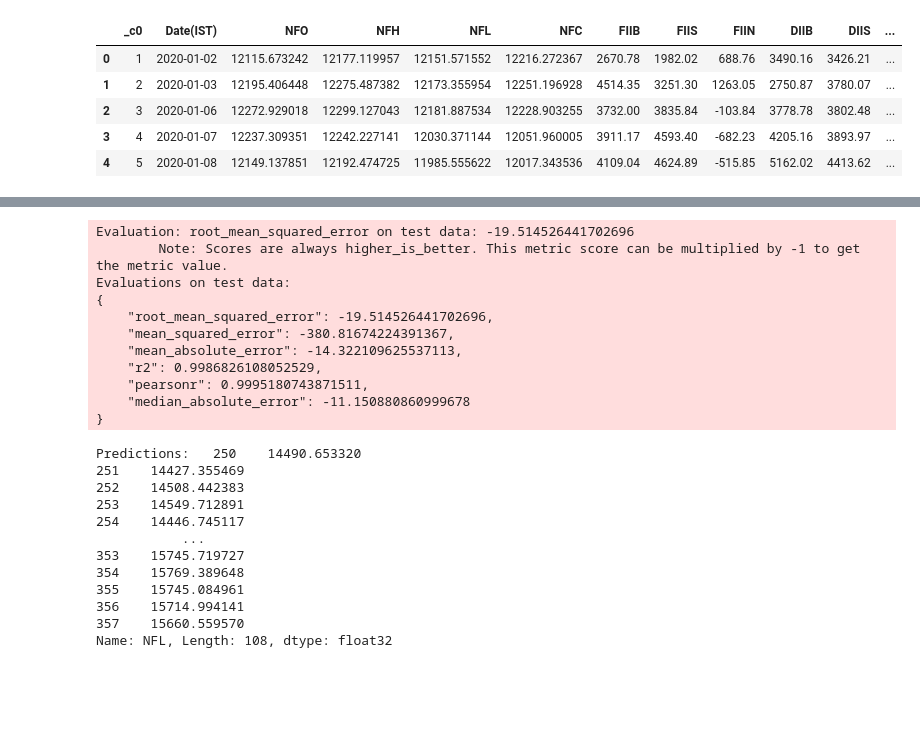
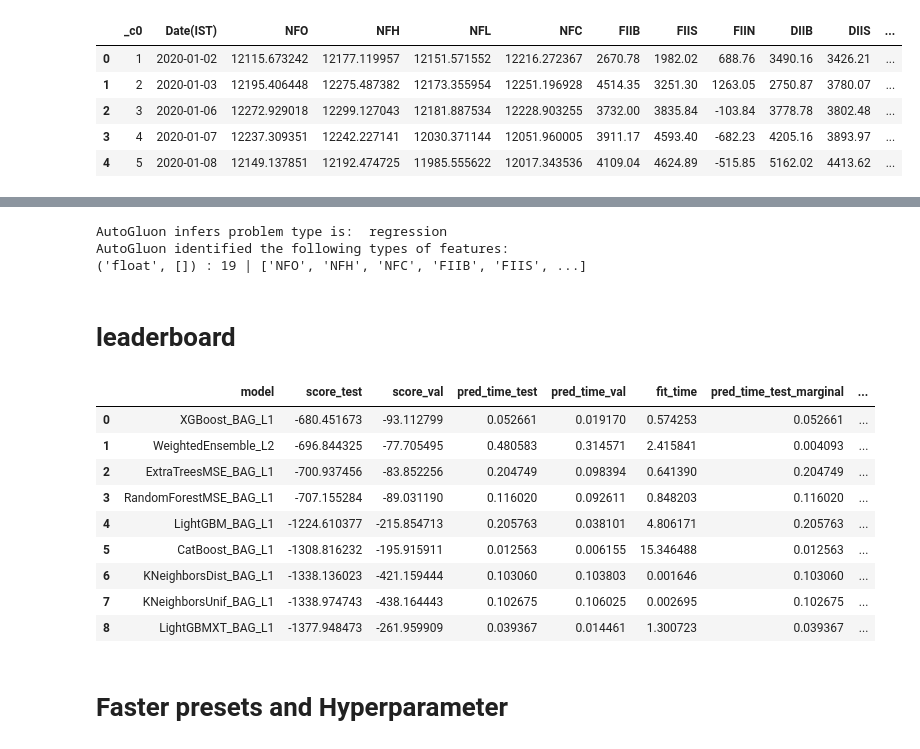
Before and after one commit to neethu-vm/ML-project, a Jupyter notebook: NFLData.ipynb, the cells around one changed output, grey strips where cells are left out. Drawn from its saved outputs; the diff is of its cells as text; code cells hidden in the pictures; blank space fills up the shorter version.

```diff
--- a/NFLData.ipynb
+++ b/NFLData.ipynb
@@ -125,5 +121,5 @@ print(test_data.head())
 # %%
-label_column = 'NFH'
+label_column = 'NFL'
 # %%
 train_data[label_column].describe()
 # %% [output]
@@ -141,4 +137,4 @@ Fitting the model for predictions on First dependent variable NFH
 # %%
 metric = 'rmse'
-predictor = TabularPredictor(label=label_column, eval_metric=metric).fit(train_data, presets=['best_quality'], time_limit=30)
+predictor = task(label=label_column, eval_metric=metric).fit(train_data, presets=['best_quality'], time_limit=30)
 # %% [output]
@@ -182,3 +184,0 @@ TabularPredictor saved. To load, use: predictor = TabularPredictor.load("Autoglu
-# %%
-metric = 'rmse'
-predictor = TabularPredictor(label=label_column, eval_metric=metric).fit(test_data, presets=['best_quality'], time_limit=30)
@@ -315,3 +227,0 @@ Name: NFL, dtype: float64
-# %%
-metric = 'rmse'
-predictor = TabularPredictor(label=label_column1, eval_metric=metric).fit(test_data, presets=['best_quality'], time_limit=30)
@@ -400,28 +228,25 @@ print(test_data_nolab.head())
-# %%
-y_pred = predictor.predict(test_data_nolab)
-print("Predictions:  ", y_pred)
-perf = predictor.evaluate_predictions(y_true=y_test, y_pred=y_pred, auxiliary_metrics=True)
-# %% [output]
-Evaluation: root_mean_squared_error on test data: -19.514526441702696
-        Note: Scores are always higher_is_better. This metric score can be multiplied by -1 to get the metric value.
-Evaluations on test data:
-{
-    "root_mean_squared_error": -19.514526441702696,
-    "mean_squared_error": -380.81674224391367,
-    "mean_absolute_error": -14.322109625537113,
-    "r2": 0.9986826108052529,
-    "pearsonr": 0.9995180743871511,
-    "median_absolute_error": -11.150880860999678
-}
-Predictions:   250    14490.653320
-251    14427.355469
-252    14508.442383
-253    14549.712891
-254    14446.745117
-           ...
-353    15745.719727
-354    15769.389648
-355    15745.084961
-356    15714.994141
-357    15660.559570
-Name: NFL, Length: 108, dtype: float32
+# %%
+print("AutoGluon infers problem type is: ", predictor.problem_type)
+print("AutoGluon identified the following types of features:")
+print(predictor.feature_metadata)
+# %% [output]
+AutoGluon infers problem type is:  regression
+AutoGluon identified the following types of features:
+('float', []) : 19 | ['NFO', 'NFH', 'NFC', 'FIIB', 'FIIS', ...]
+# %% [markdown]
+# leaderboard
+# %%
+predictor.leaderboard(test_data, silent=True)
+# %% [output]
+|  | model | score_test | score_val | pred_time_test | pred_time_val | fit_time | pred_time_test_marginal | ... |
+| 0 | XGBoost_BAG_L1 | -680.451673 | -93.112799 | 0.052661 | 0.019170 | 0.574253 | 0.052661 | ... |
+| 1 | WeightedEnsemble_L2 | -696.844325 | -77.705495 | 0.480583 | 0.314571 | 2.415841 | 0.004093 | ... |
+| 2 | ExtraTreesMSE_BAG_L1 | -700.937456 | -83.852256 | 0.204749 | 0.098394 | 0.641390 | 0.204749 | ... |
+| 3 | RandomForestMSE_BAG_L1 | -707.155284 | -89.031190 | 0.116020 | 0.092611 | 0.848203 | 0.116020 | ... |
+| 4 | LightGBM_BAG_L1 | -1224.610377 | -215.854713 | 0.205763 | 0.038101 | 4.806171 | 0.205763 | ... |
+| 5 | CatBoost_BAG_L1 | -1308.816232 | -195.915911 | 0.012563 | 0.006155 | 15.346488 | 0.012563 | ... |
+| 6 | KNeighborsDist_BAG_L1 | -1338.136023 | -421.159444 | 0.103060 | 0.103803 | 0.001646 | 0.103060 | ... |
+| 7 | KNeighborsUnif_BAG_L1 | -1338.974743 | -438.164443 | 0.102675 | 0.106025 | 0.002695 | 0.102675 | ... |
+| 8 | LightGBMXT_BAG_L1 | -1377.948473 | -261.959909 | 0.039367 | 0.014461 | 1.300723 | 0.039367 | ... |
+# %% [markdown]
+# Faster presets and Hyperparameter
```
Also changed, not shown: parts of 45 cells of this notebook.
